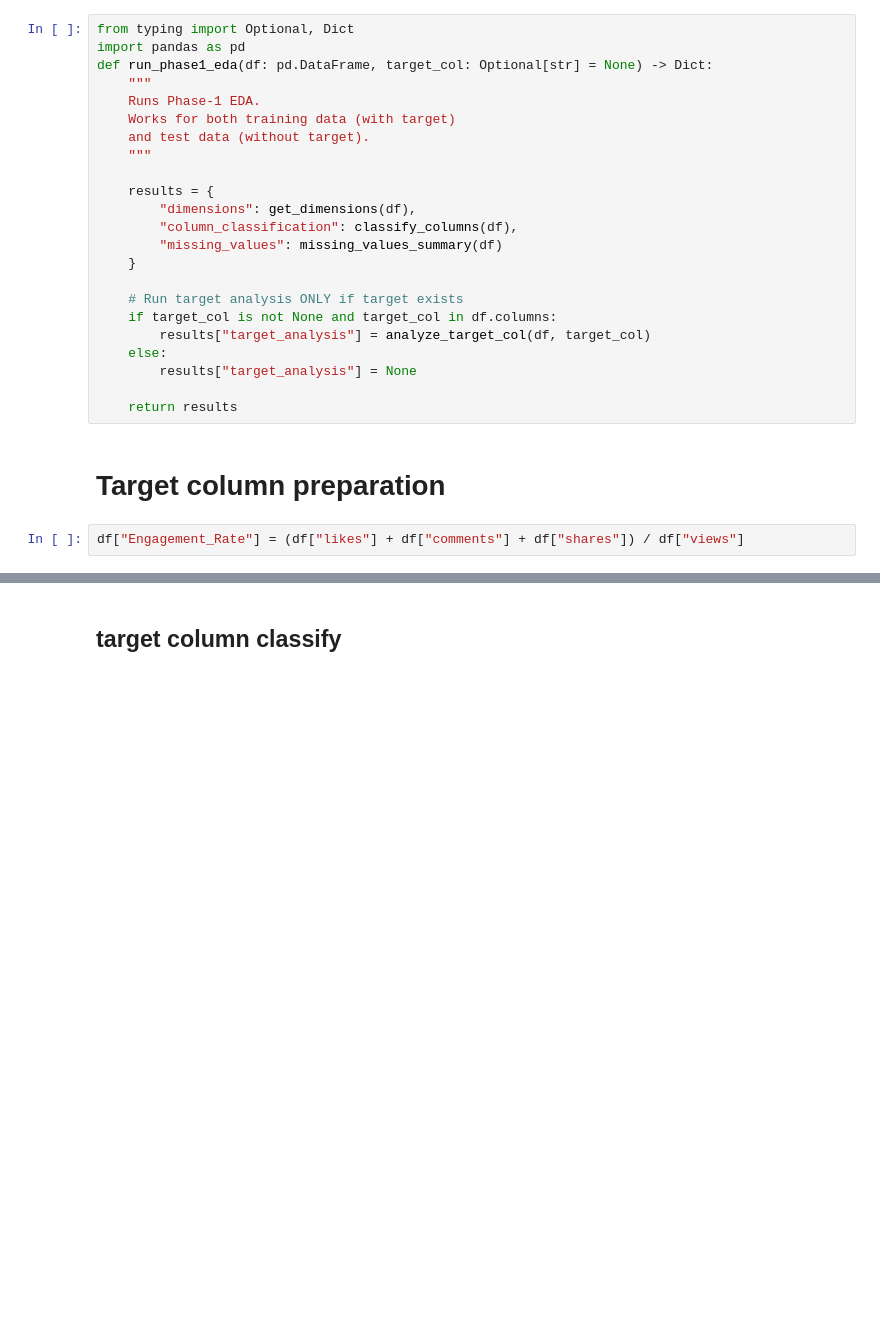
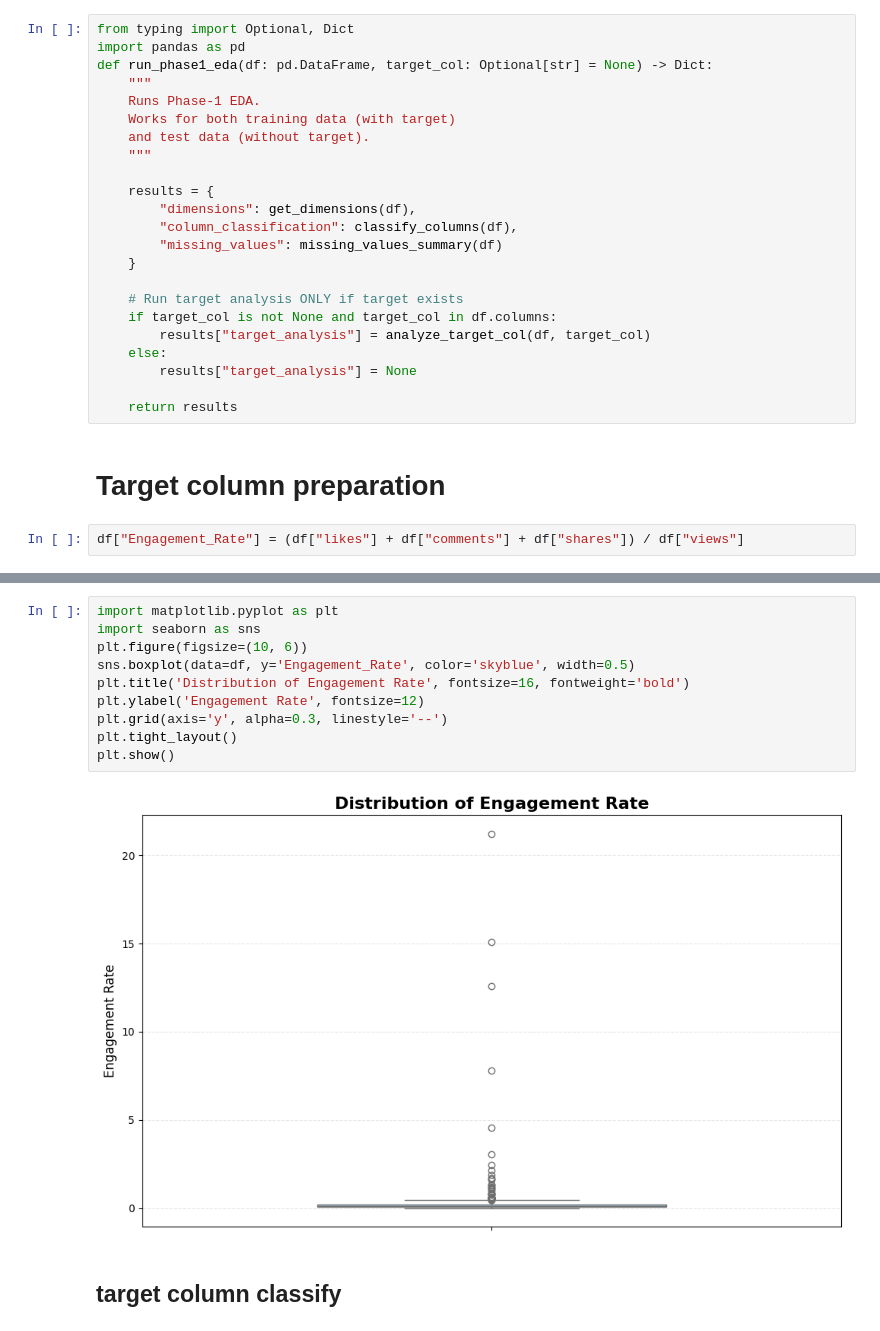
Before and after one commit to nikk-vsr/Scaler-Business-casestudy, a Jupyter notebook: YTshortsperf.ipynb, the cells around one changed output, grey strips where cells are left out. Drawn from its saved outputs; the diff is of its cells as text; blank space fills up the shorter version.

```diff
--- a/YTshortsperf.ipynb
+++ b/YTshortsperf.ipynb
@@ -361,3 +317,15 @@ sns.boxplot(data=df, y='Engagement_Rate')
+# %%
+import matplotlib.pyplot as plt
+import seaborn as sns
+plt.figure(figsize=(10, 6))
+sns.boxplot(data=df, y='Engagement_Rate', color='skyblue', width=0.5)
+plt.title('Distribution of Engagement Rate', fontsize=16, fontweight='bold')
+plt.ylabel('Engagement Rate', fontsize=12)
+plt.grid(axis='y', alpha=0.3, linestyle='--')
+plt.tight_layout()
+plt.show()
+# %% [output]
+[figure, added]
 # %% [markdown]
 ## target column classify
 # %%
```
Also changed, not shown: parts of 52 cells of this notebook.
